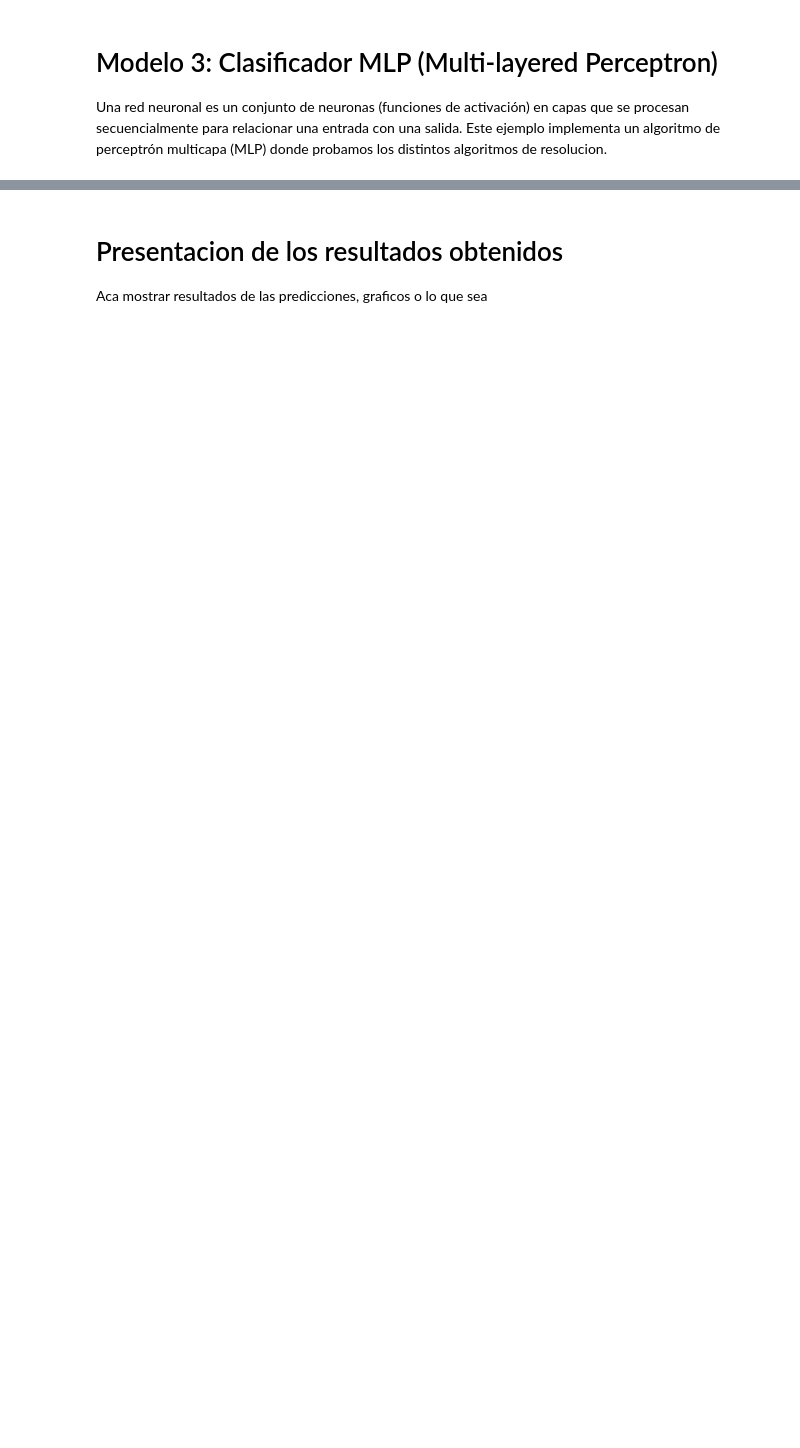
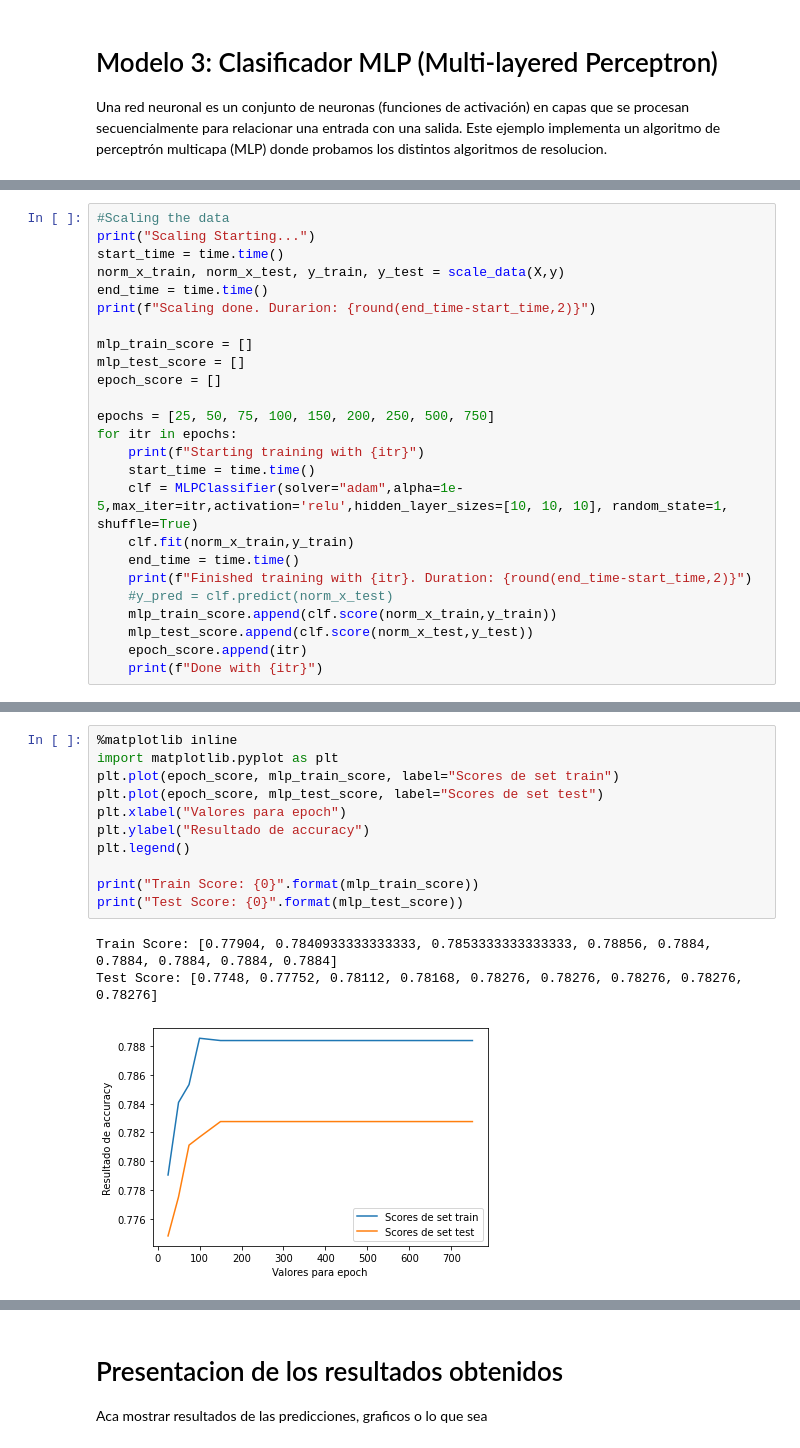
Before and after one commit to JuanAguirre-95/ia-tp1, a Jupyter notebook: tp1_accidentes.ipynb, the cells around one changed output, grey strips where cells are left out. Drawn from its saved outputs; the diff is of its cells as text; blank space fills up the shorter version.

```diff
--- a/tp1_accidentes.ipynb
+++ b/tp1_accidentes.ipynb
@@ -197,0 +278,25 @@ plt.legend()
+# %%
+#Scaling the data
+print("Scaling Starting...")
+start_time = time.time()
+norm_x_train, norm_x_test, y_train, y_test = scale_data(X,y)
+end_time = time.time()
+print(f"Scaling done. Durarion: {round(end_time-start_time,2)}")
+
+mlp_train_score = []
+mlp_test_score = []
+epoch_score = []
+
+epochs = [25, 50, 75, 100, 150, 200, 250, 500, 750]
+for itr in epochs:
+    print(f"Starting training with {itr}")
+    start_time = time.time()
+    clf = MLPClassifier(solver="adam",alpha=1e-5,max_iter=itr,activation='relu',hidden_layer_sizes=[10, 10, 10], random_state=1, shuffle=True)
+    clf.fit(norm_x_train,y_train)
+    end_time = time.time()
+    print(f"Finished training with {itr}. Duration: {round(end_time-start_time,2)}")
+    #y_pred = clf.predict(norm_x_test)
+    mlp_train_score.append(clf.score(norm_x_train,y_train))
+    mlp_test_score.append(clf.score(norm_x_test,y_test))
+    epoch_score.append(itr)
+    print(f"Done with {itr}")
@@ -197,0 +333,15 @@ plt.legend()
+# %%
+%matplotlib inline
+import matplotlib.pyplot as plt
+plt.plot(epoch_score, mlp_train_score, label="Scores de set train")
+plt.plot(epoch_score, mlp_test_score, label="Scores de set test")
+plt.xlabel("Valores para epoch")
+plt.ylabel("Resultado de accuracy")
+plt.legend()
+
+print("Train Score: {0}".format(mlp_train_score))
+print("Test Score: {0}".format(mlp_test_score))
+# %% [output]
+Train Score: [0.77904, 0.7840933333333333, 0.7853333333333333, 0.78856, 0.7884, 0.7884, 0.7884, 0.7884, 0.7884]
+Test Score: [0.7748, 0.77752, 0.78112, 0.78168, 0.78276, 0.78276, 0.78276, 0.78276, 0.78276]
+[figure, added]
```
Also changed, not shown: parts of 14 cells of this notebook.
